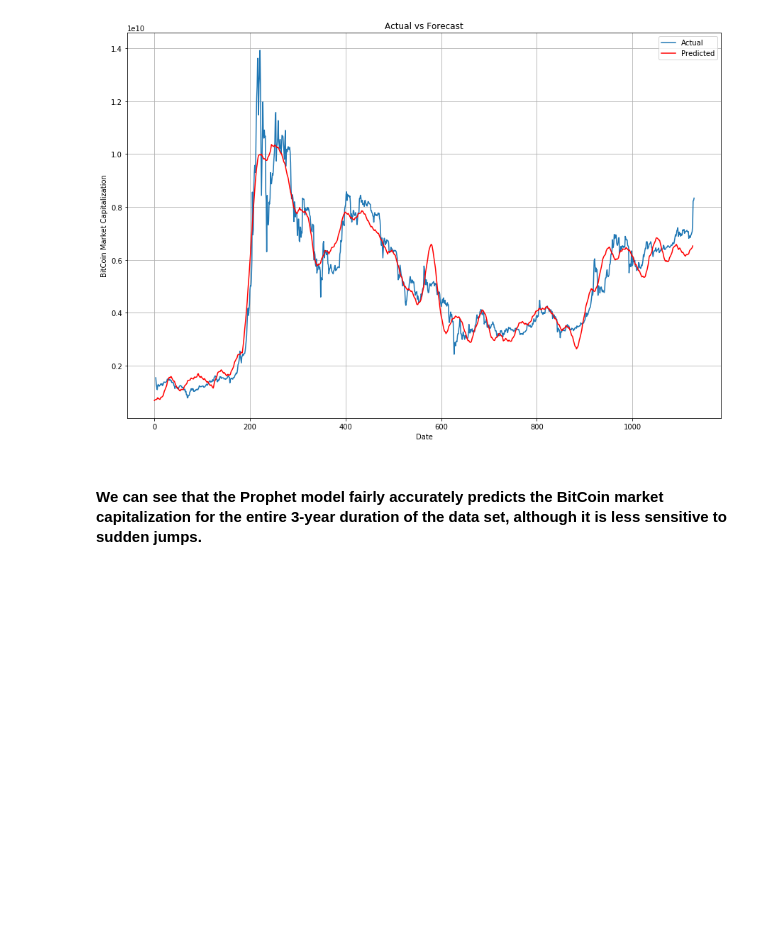
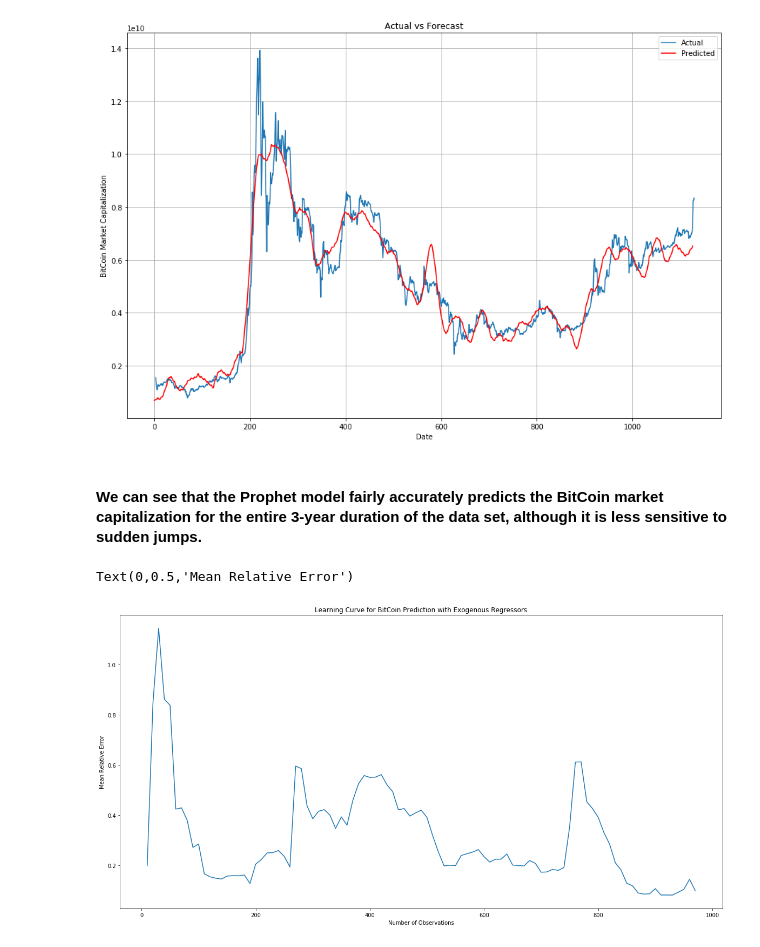
Before and after one commit to bakitybacon/cryptoeconomics, a Jupyter notebook: 340termproject-notsari.ipynb, the cells around one changed output. Cells and saved outputs as stored; diff of their text form; code cells hidden in the pictures; blank space fills up the shorter version.

Commit message:
evaluation based on relative error

```diff
--- a/340termproject-notsari.ipynb
+++ b/340termproject-notsari.ipynb
@@ -290,3 +290,31 @@ plot_forecast(combined['y'], full_preds['yhat'], full_preds['yhat_lower'], full_
 [figure]
 # %% [markdown]
 #### We can see that the Prophet model fairly accurately predicts the BitCoin market capitalization for the entire 3-year duration of the data set, although it is less sensitive to sudden jumps.
+# %%
+#training curve data
+
+import logging
+logging.getLogger('fbprophet').setLevel(logging.WARNING) #so we don't get swamped with useless debugging messages
+
+mean_relative_errs = []
+
+for num_obs in range(10, len(prophet_df['ds']), 10):
+    all_exo_red_m = fbprophet.Prophet()
+
+    for country in countries:
+        for metric in metrics:
+            all_exo_red_m.add_regressor(country+"."+metric)
+
+    all_exo_red_m.fit(prophet_df.tail(num_obs))
+
+    all_exo_preds = all_exo_red_m.predict(prophet_test)
+
+    mean_relative_errs.append(np.mean(np.abs(prophet_test['marketcap(USD)'].values - all_exo_preds['yhat'].values)/prophet_test['marketcap(USD)'].values))
+# %%
+plt.plot(list(range(10, len(prophet_df['ds']), 10)), mean_relative_errs)
+plt.title("Learning Curve for BitCoin Prediction with Exogenous Regressors")
+plt.xlabel("Number of Observations")
+plt.ylabel("Mean Relative Error")
+# %% [output]
+Text(0,0.5,'Mean Relative Error')
+[figure, added]
```
Also changed, not shown: parts of 4 cells of this notebook.
